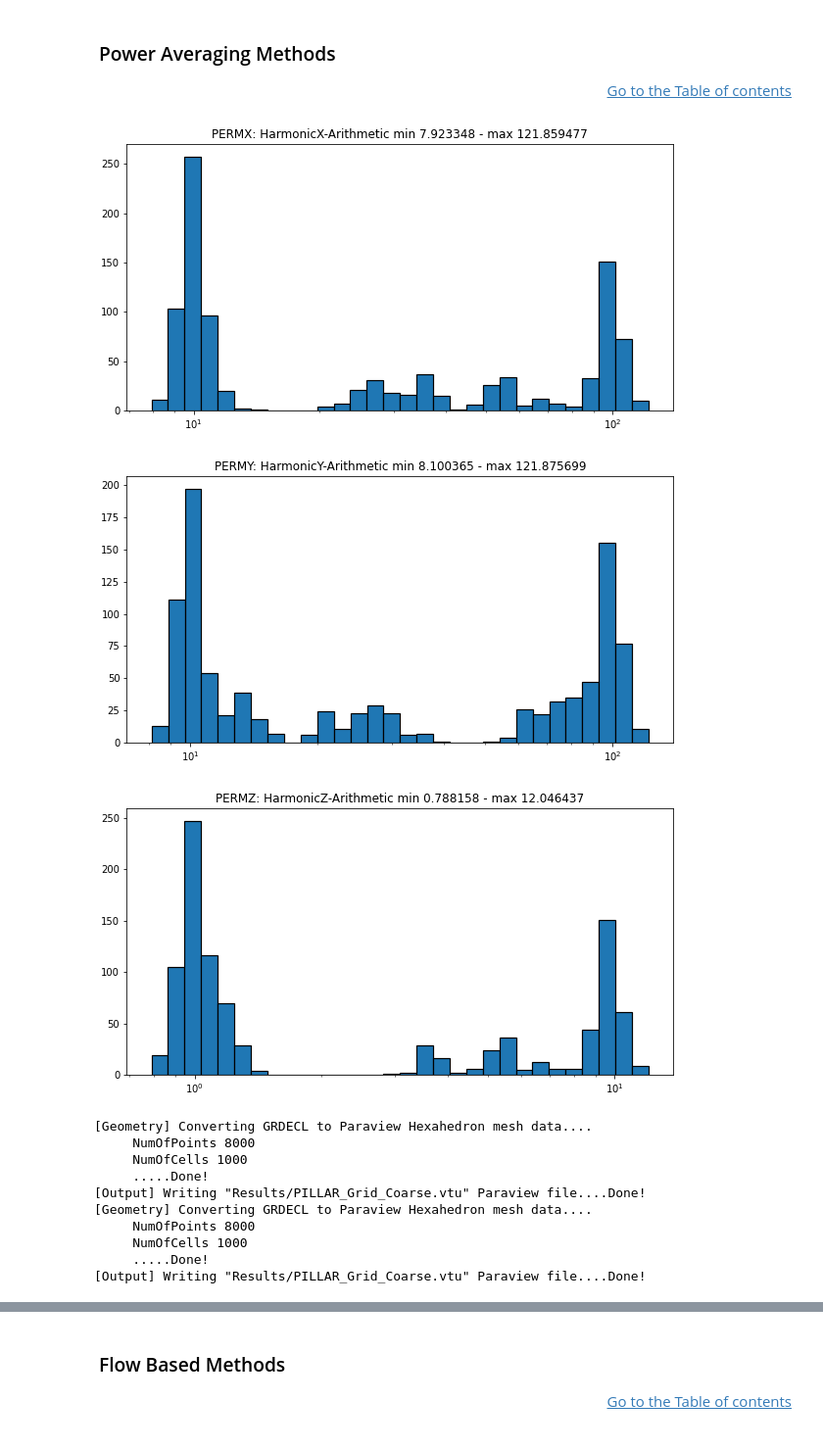
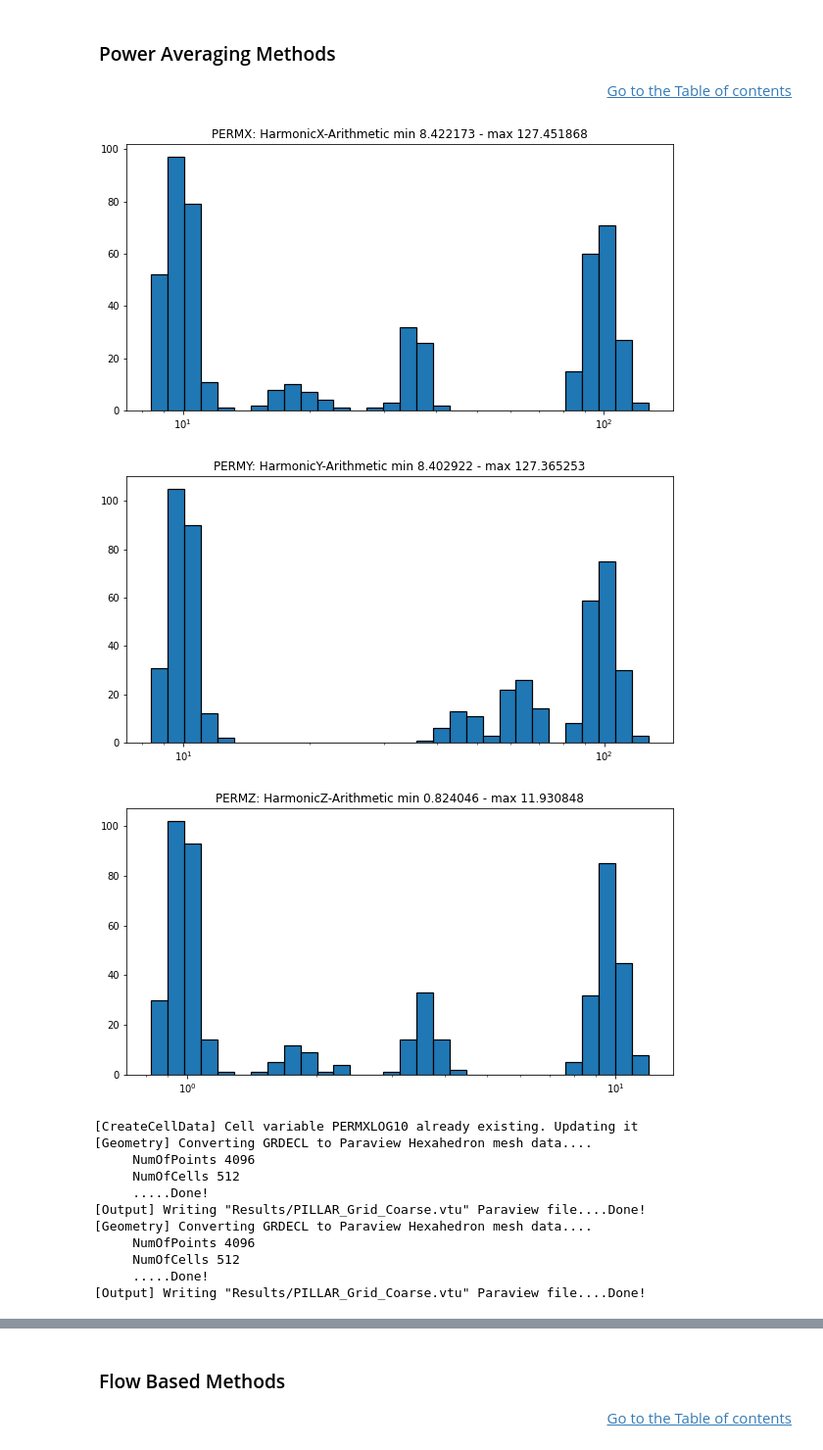
Before and after one commit to BinWang0213/PyGRDECL, a Jupyter notebook: Upscaling_Simplecrdecl.ipynb, the cells around one changed output, grey strips where cells are left out. Shown at 98% size. Saved outputs shown, nothing was run; the diff lists cells and outputs as text; code cells hidden in the pictures.

Commit message:
improve notebook

```diff
--- a/Upscaling_Simplecrdecl.ipynb
+++ b/Upscaling_Simplecrdecl.ipynb
@@ -85,7 +81,7 @@ from utils import *
 physDims=[2000.,1000.,500.]
 
 # 1.2 Set model grid dimensions in gridDims
-Nx=50;  Ny=Nx;  Nz=Nx
+Nx=30;  Ny=Nx;  Nz=Nx
 gridDims=[Nx,Ny,Nz]
 
 # 1.3 Set corner point grid options
@@ -175,24 +188,25 @@ print(methods)
 # %%
 # 3.3 Upscaling
 Model.Upscale_Perm(['Harmx_mean','Harmy_mean','Harmz_mean'])
 
 # 3.3 Compute Pressure for coarse model
 Model2.compute_TPFA_Pressure(Press_inj=1,direction="ijk",Fault_opt=opt)
 # # Model.two_plots_scalar("Pressure").show(False)
 Model2.plot_scalar("PERMX",add_log_scale=True)
 
-Model2.plot_streamlines(notebook=True, scalar="PERMXLOG10").show()
+Model2.plot_streamlines(notebook=False, scalar="V").show()
 # %% [output]
-[figure, old version]
+[figure, new version]
-[figure, old version]
+[figure, new version]
-[figure, old version]
+[figure, new version]
+[CreateCellData] Cell variable PERMXLOG10 already existing. Updating it
 [Geometry] Converting GRDECL to Paraview Hexahedron mesh data....
-     NumOfPoints 8000
-     NumOfCells 1000
+     NumOfPoints 4096
+     NumOfCells 512
      .....Done!
 [Output] Writing "Results/PILLAR_Grid_Coarse.vtu" Paraview file....Done!
 [Geometry] Converting GRDECL to Paraview Hexahedron mesh data....
-     NumOfPoints 8000
-     NumOfCells 1000
+     NumOfPoints 4096
+     NumOfCells 512
      .....Done!
 [Output] Writing "Results/PILLAR_Grid_Coarse.vtu" Paraview file....Done!
```
Also changed, not shown: parts of 9 cells of this notebook.
